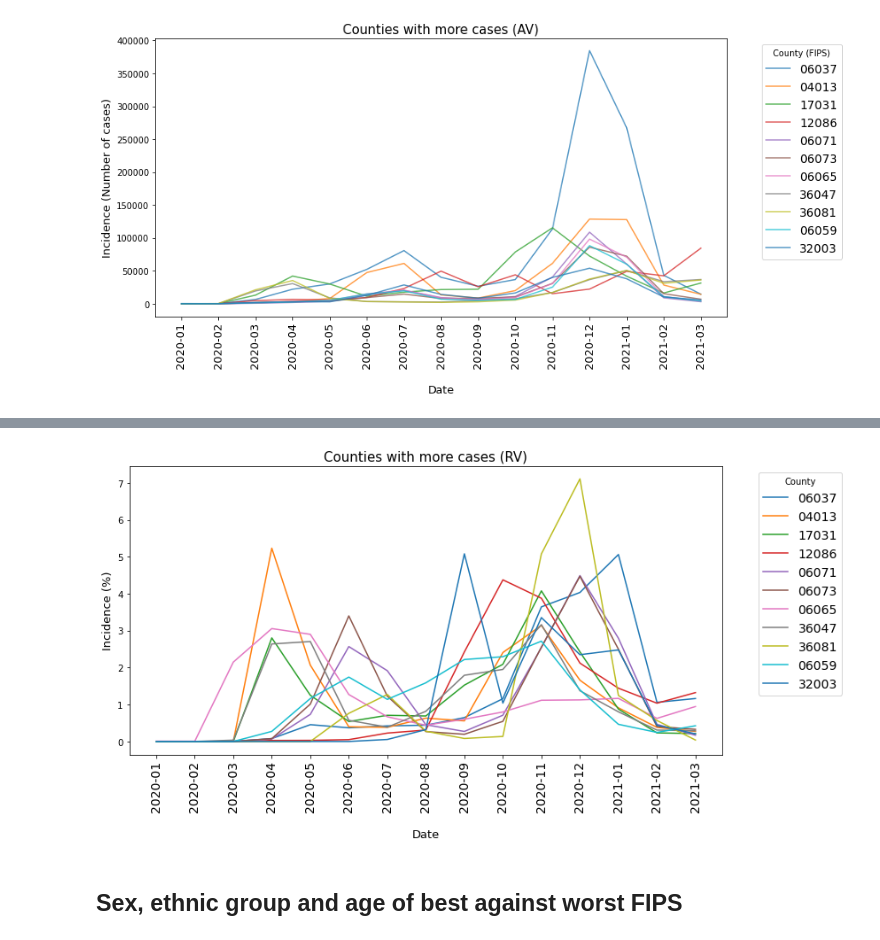
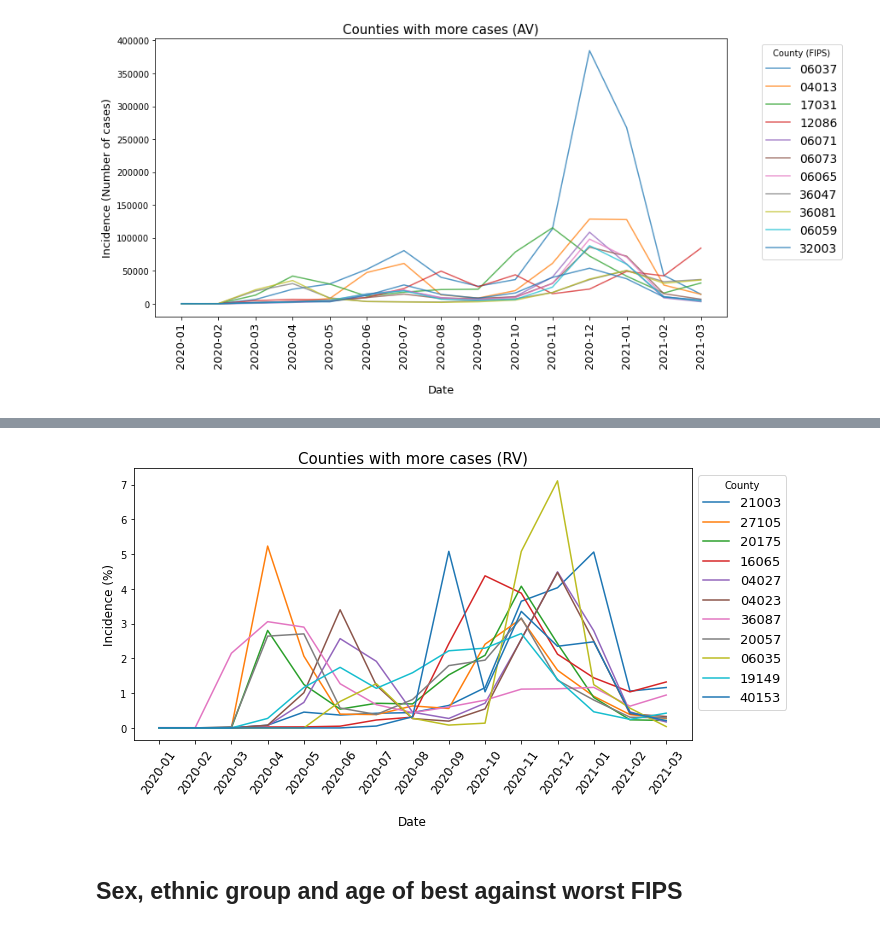
Before and after one commit to mgeffroy/P1-US-COVID-19-Vaccination-Campaign, a Jupyter notebook: P1.3_Data_Analysis-Mariana.ipynb, the cells around one changed output, grey strips where cells are left out. Saved outputs shown, nothing was run; the diff lists cells and outputs as text; code cells hidden in the pictures.

Commit message:
Created images

```diff
--- a/P1.3_Data_Analysis-Mariana.ipynb
+++ b/P1.3_Data_Analysis-Mariana.ipynb
@@ -396,6 +396,9 @@ plt.show()
 # %% [output]
 [figure]
 # %%
+#Create data frame with worst FIPS by relative value
 w_rel_time= rel_time.loc[["21003","27105","20175","16065","04027","04023","36087","20057", "06035", "19149", "40153"]]
+#Create index value for plot
+index_2 =w_rel_time.index
 w_rel_time
 # %% [output]
@@ -415,16 +408,18 @@ w_rel_time
 # %%
-plt.figure(figsize=(12,6))
+plt.figure(figsize=(10,5))
 plt.plot(w_rel_time.T.values)
-plt.xticks([0,1,2,3,4,5,6,7,8,9,10,11,12,13,14], ["2020-01","2020-02","2020-03","2020-04","2020-05","2020-06","2020-07","2020-08","2020-09","2020-10","2020-11","2020-12","2021-01","2021-02","2021-03"],rotation=90, fontsize = 14)
-plt.legend(title='County', bbox_to_anchor=(1.05, 1), loc='upper left',labels = index, fontsize =14)
+plt.xticks([0,1,2,3,4,5,6,7,8,9,10,11,12,13,14], ["2020-01","2020-02","2020-03","2020-04","2020-05","2020-06","2020-07","2020-08","2020-09","2020-10","2020-11","2020-12","2021-01","2021-02","2021-03"],rotation=55, fontsize = 12)
+plt.legend(title='County', bbox_to_anchor=(1, 1), loc='upper left',labels = index_2, fontsize =13)
 
 #Add labels
 plt.title("Counties with more cases (RV)", fontsize = 15)
-plt.xlabel("\nDate", fontsize = 13)
-plt.ylabel("Incidence (%)", fontsize = 13)
-plt.show()
+plt.xlabel("\nDate", fontsize = 12)
+plt.ylabel("Incidence (%)", fontsize = 12)
+
+#Create png image
+plt.savefig("figures/rel_val_counties.png",dpi=300, bbox_inches = "tight")
 # %% [output]
-[figure, old version]
+[figure, new version]
 # %% [markdown]
 ## Sex, ethnic group and age of best against worst FIPS
 # %% [markdown]
```
Also changed, not shown: parts of 3 cells of this notebook, 3 other files.
